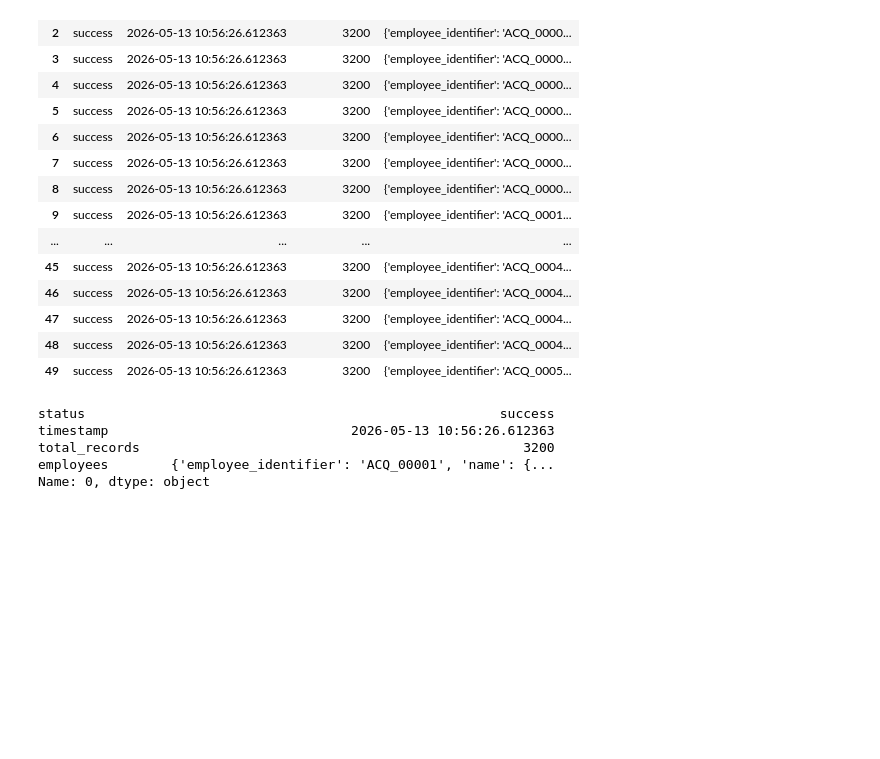
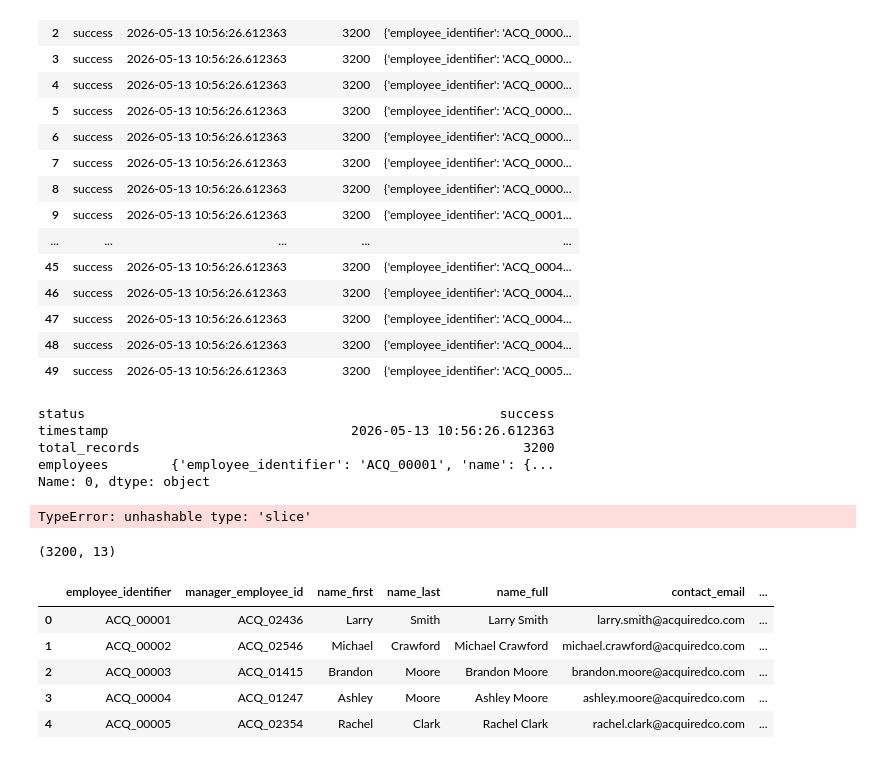
Before and after one commit to lartiorkorLartey/data-engineering-days, a Jupyter notebook: sk-01/project/test.ipynb, the cells around one changed output. Drawn from its saved outputs; the diff is of its cells as text; code cells hidden in the pictures; blank space fills up the shorter version.

Commit message:
add json ingestion method

```diff
--- a/sk-01/project/test.ipynb
+++ b/sk-01/project/test.ipynb
@@ -188,2 +236,57 @@ Name: 0, dtype: object
+# %%
+ingest_acquiredco_json(Path(data_json))
+# %% [output]
+TypeError: unhashable type: 'slice'
 # %%
 df = ET.parse(data_xml)
+# %%
+def ingest_acquiredco_json(filepath: Path) -> pd.DataFrame:
+    """
+    Ingests AcquiredCo data from a JSON file.
+
+    Args:
+    filepath: Path to the JSON file.
+
+    Returns:
+    DataFrame containing the ingested data, or an empty DataFrame on error.
+    """
+    logging.info(f"Ingesting AcquiredCo JSON: {filepath}")
+
+    raw_data = json.loads(filepath.read_text())
+    employees = raw_data["employees"]
+    extracted_employees = []
+    page = 1
+    start_idx = 0
+    page_size = 1000
+    total_records = len(employees)
+
+    while start_idx < total_records:
+        end_idx = start_idx + page_size
+        page_data = employees[start_idx:end_idx]
+
+        if not page_data:
+            break
+
+        extracted_employees.extend(page_data)
+
+        logging.info(f"Unpacked data up to row index {end_idx}")
+        start_idx += page_size
+        page += 1
+
+    df = pd.json_normalize(extracted_employees, sep="_")
+    df["source"] = "AcquiredCo JSON"
+
+    logging.info(f"Successfully ingested AcquiredCo JSON: {filepath} with {len(df)} records")
+    return df
+
+result = ingest_acquiredco_json(Path(data_json))
+print(result.shape)
+result.head()
+# %% [output]
+(3200, 13)
+|  | employee_identifier | manager_employee_id | name_first | name_last | name_full | contact_email | ... |
+| 0 | ACQ_00001 | ACQ_02436 | Larry | Smith | Larry Smith | larry.smith@acquiredco.com | ... |
+| 1 | ACQ_00002 | ACQ_02546 | Michael | Crawford | Michael Crawford | michael.crawford@acquiredco.com | ... |
+| 2 | ACQ_00003 | ACQ_01415 | Brandon | Moore | Brandon Moore | brandon.moore@acquiredco.com | ... |
+| 3 | ACQ_00004 | ACQ_01247 | Ashley | Moore | Ashley Moore | ashley.moore@acquiredco.com | ... |
+| 4 | ACQ_00005 | ACQ_02354 | Rachel | Clark | Rachel Clark | rachel.clark@acquiredco.com | ... |
```
Also changed, not shown: parts of 2 cells of this notebook, 1 other file.
